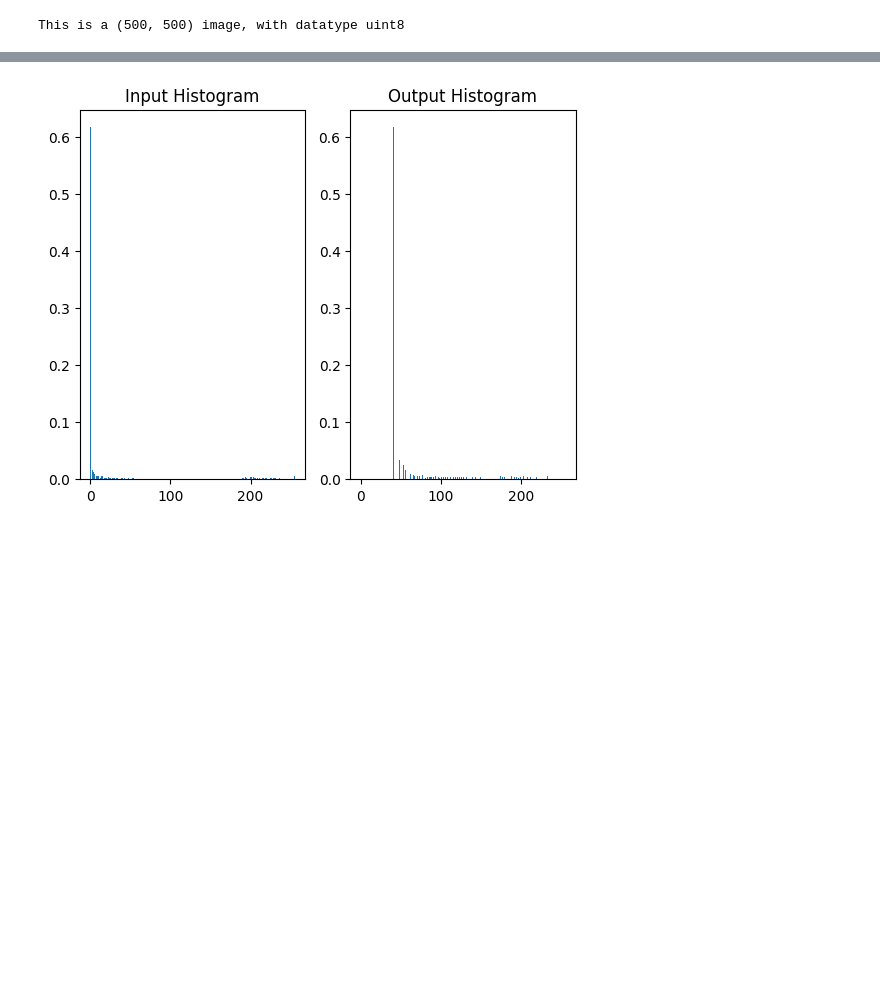
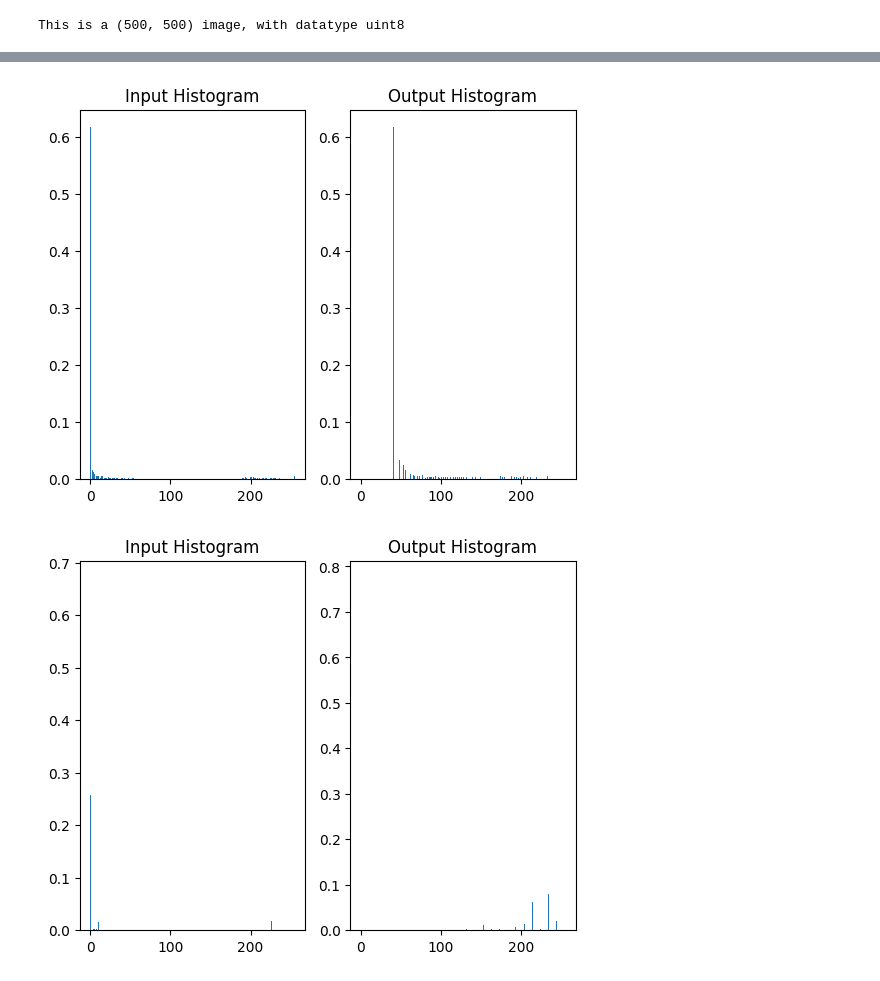
Before and after one commit to Tangent-H/EE326-Digital-Image-Processing-Lab, a Jupyter notebook: Lab3/spatial_trans.ipynb, the cells around one changed output, grey strips where cells are left out. Drawn from its saved outputs; the diff is of its cells as text; code cells hidden in the pictures; blank space fills up the shorter version.

Commit message:
lab3: local_hist_equ

```diff
--- a/Lab3/spatial_trans.ipynb
+++ b/Lab3/spatial_trans.ipynb
@@ -39,12 +39,37 @@ def hist_match(input_image, spec_hist):
     output_hist,_ = np.histogram(output_image_flatten, 256, [0, 256])
     output_hist = output_hist/N
     return (output_image, output_hist, input_hist)
+# %%
+def local_hist_equ(input_image, m_size):
+    # number of pixel
+    N = input_image.shape[0] * input_image.shape[1]
+    # histogram
+    input_hist, _ = np.histogram(input_image.flatten(), 256, [0, 256])
+    input_hist = input_hist/N
+    # padding, and ensure m_size is odd
+    if m_size % 2 == 0:
+        m_size += 1
+    temp = np.pad(input_image, m_size//2, mode='constant', constant_values=0)
+    # local histogram equalization
+    output_image = np.zeros(input_image.shape, dtype=input_image.dtype)
+    filter_N = m_size * m_size
+    for i in range(input_image.shape[0]):
+        for j in range(input_image.shape[1]):
+            temp_hist, _ = np.histogram(temp[i:i+m_size, j:j+m_size].flatten(), 256, [0, 256])
+            temp_hist = temp_hist/filter_N
+            cdf = temp_hist.cumsum()
+            output_image[i, j] = 255 * cdf[input_image[i, j]]
+    output_image = output_image.astype(np.uint8)
+    output_hist, _ = np.histogram(output_image.flatten(), 256, [0, 256])
+    output_hist = output_hist/N
+    return (output_image, output_hist, input_hist)
 # %%
 if __name__ == "__main__":
     # Read image
     test1_1 = plt.imread('in/Q3_1_1.tif')
     test1_2 = plt.imread('in/Q3_1_2.tif')
     test2 = plt.imread('in/Q3_2.tif')
+    test3 = plt.imread('in/Q3_3.tif')
     print(f"This is a {test1_1.shape} image, with datatype {test1_1.dtype}")
 
     arr = np.array([1, 2, 3, 4, 5, 6, 7, 8, 9])
@@ -80,30 +105,44 @@ if __name__ == "__main__":
     plt.bar(np.arange(256), output_hist1_2)
     plt.title('Output Histogram')
     plt.show()
 
     img = Image.fromarray(output_image1_2)
     Image.fromarray(output_image1_2).save('out/Q3_1_2_output.jpg')
 
     # Histogram matching
     spec_hist = np.hstack((np.linspace(0,30,10),np.linspace(30,5,20),np.linspace(5,0,130),np.linspace(0,2,30),np.linspace(2,0,45)))
     plt.plot(spec_hist)
     plt.title('Specified histogram')
     plt.show()
     output_image2, output_hist2, input_hist2 = hist_match(test2,spec_hist)
 
     plt.subplot(1,2,1)
     plt.bar(np.arange(256), input_hist2)
     plt.title('Input Histogram')
     plt.subplot(1,2,2)
     plt.bar(np.arange(256), output_hist2)
     plt.title('Output Histogram')
     plt.show()
 
     img = Image.fromarray(output_image2)
     Image.fromarray(output_image2).save('out/Q3_2_output.jpg')
+
+    # Local histogram equalization
+    output_image3, output_hist3, input_hist3 = local_hist_equ(test3, 5)
+    plt.subplot(1,2,1)
+    plt.bar(np.arange(256), input_hist3)
+    plt.title('Input Histogram')
+    plt.subplot(1,2,2)
+    plt.bar(np.arange(256), output_hist3)
+    plt.title('Output Histogram')
+    plt.show()
+
+    img = Image.fromarray(output_image3)
+    Image.fromarray(output_image3).save('out/Q3_3_output.jpg')
 # %% [output]
 This is a (500, 500) image, with datatype uint8
 [figure]
 [figure]
 [figure]
 [figure]
+[figure, added]
```
Also changed, not shown: 1 other file.
